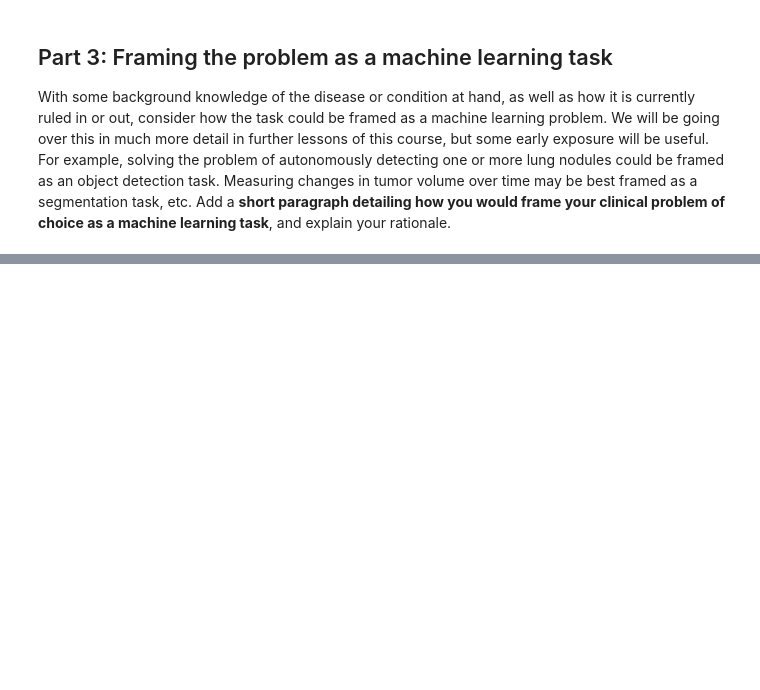
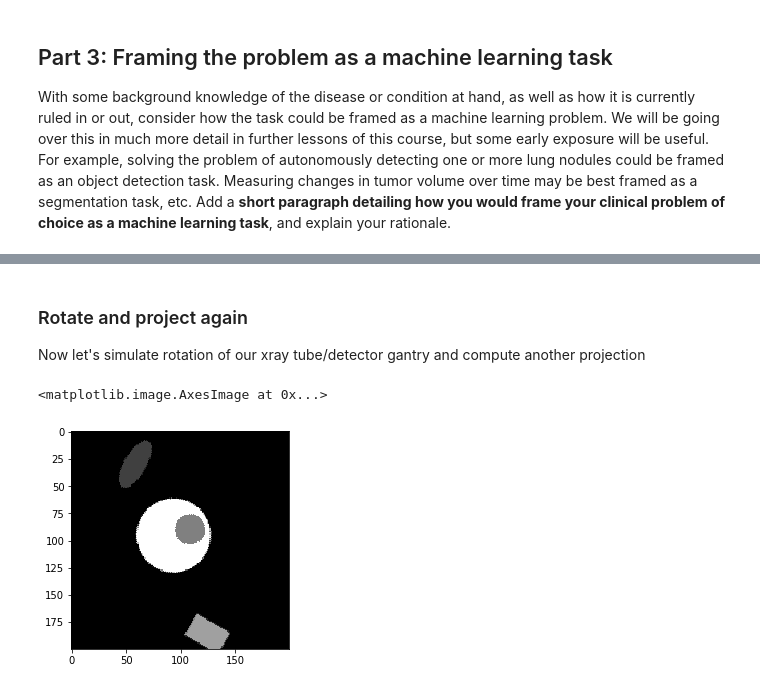
Before and after one commit to c3Zor/imaging, a Jupyter notebook: Untitled.ipynb, the cells around one changed output, grey strips where cells are left out. Drawn from its saved outputs; the diff is of its cells as text; code cells hidden in the pictures; blank space fills up the shorter version.

```diff
--- a/Untitled.ipynb
+++ b/Untitled.ipynb
@@ -135,0 +208,10 @@ With some background knowledge of the disease or condition at hand, as well as h
+# %% [markdown]
+### Rotate and project again
+
+Now let's simulate rotation of our xray tube/detector gantry and compute another projection
+# %%
+im_r = im.rotate(60)
+plt.imshow(im_r, cmap='gray')
+# %% [output]
+<matplotlib.image.AxesImage at 0x...>
+[figure, added]
```
Also changed, not shown: parts of 32 cells of this notebook, 9 other files.
